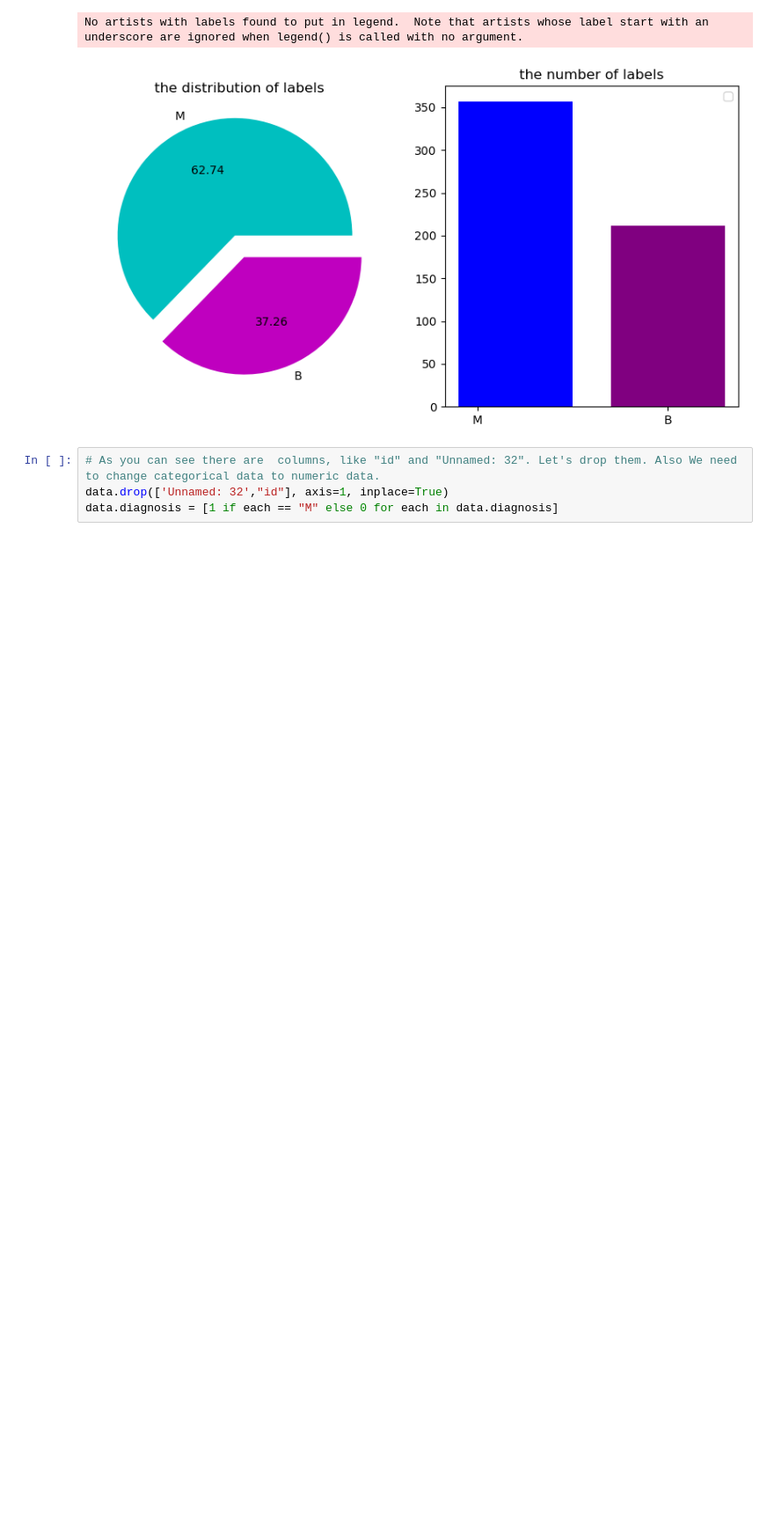
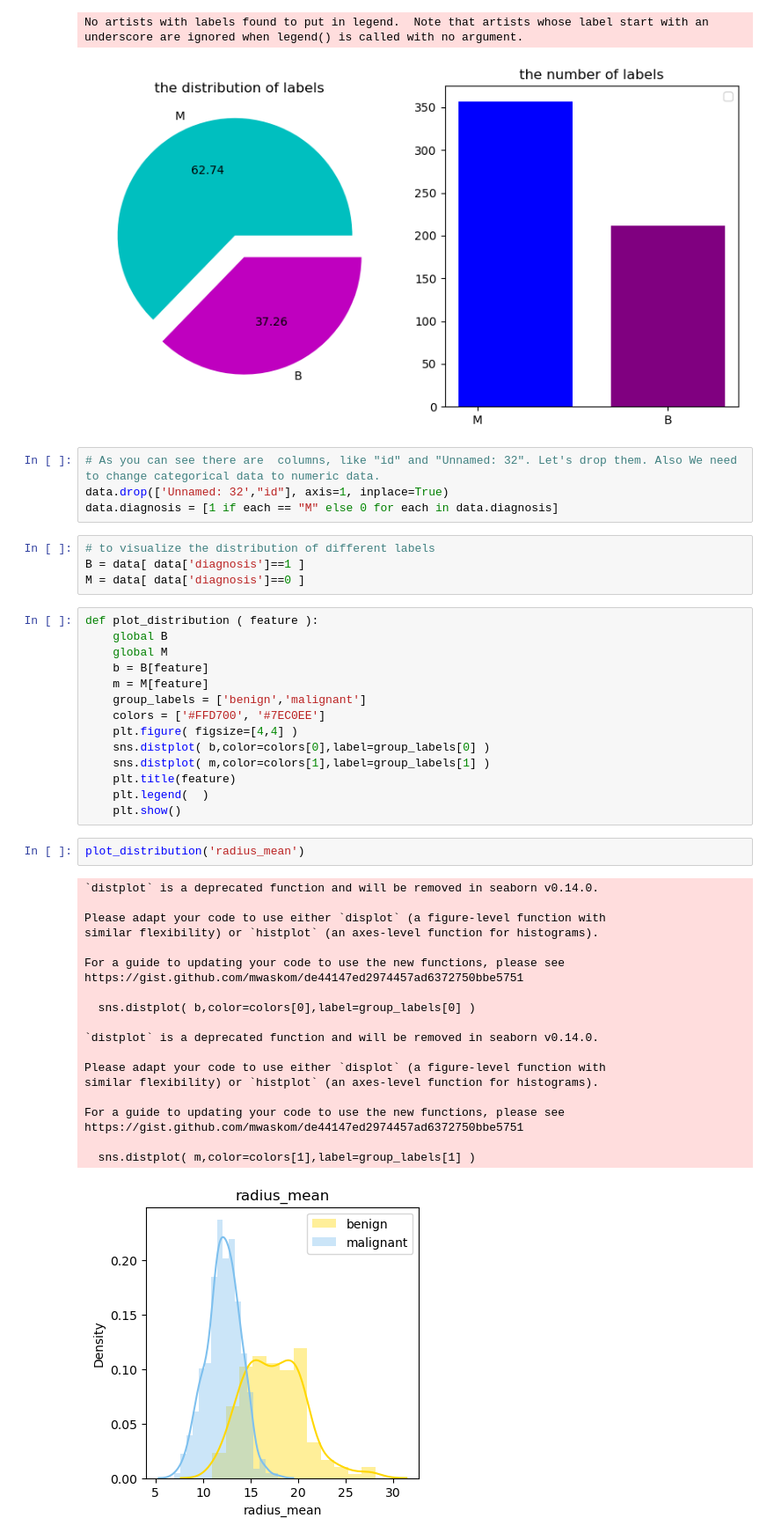
Before and after one commit to aastha2403/Breast-Cancer-Study-and-Evaluation, a Jupyter notebook: Prediction_LR.ipynb, the cells around one changed output. Shown at 88% size. Saved outputs shown, nothing was run; the diff lists cells and outputs as text; blank space fills up the shorter version.

```diff
--- a/Prediction_LR.ipynb
+++ b/Prediction_LR.ipynb
@@ -104,3 +104,44 @@ No artists with labels found to put in legend.  Note that artists whose label st
 # As you can see there are  columns, like "id" and "Unnamed: 32". Let's drop them. Also We need to change categorical data to numeric data.
 data.drop(['Unnamed: 32',"id"], axis=1, inplace=True)
 data.diagnosis = [1 if each == "M" else 0 for each in data.diagnosis]
+# %%
+# to visualize the distribution of different labels
+B = data[ data['diagnosis']==1 ]
+M = data[ data['diagnosis']==0 ]
+# %%
+def plot_distribution ( feature ):
+    global B
+    global M
+    b = B[feature]
+    m = M[feature]
+    group_labels = ['benign','malignant']
+    colors = ['#FFD700', '#7EC0EE']
+    plt.figure( figsize=[4,4] )
+    sns.distplot( b,color=colors[0],label=group_labels[0] )
+    sns.distplot( m,color=colors[1],label=group_labels[1] )
+    plt.title(feature)
+    plt.legend(  )
+    plt.show()
+# %%
+plot_distribution('radius_mean')
+# %% [output]
+`distplot` is a deprecated function and will be removed in seaborn v0.14.0.
+
+Please adapt your code to use either `displot` (a figure-level function with
+similar flexibility) or `histplot` (an axes-level function for histograms).
+
+For a guide to updating your code to use the new functions, please see
+https://gist.github.com/mwaskom/de44147ed2974457ad6372750bbe5751
+
+  sns.distplot( b,color=colors[0],label=group_labels[0] )
+
+`distplot` is a deprecated function and will be removed in seaborn v0.14.0.
+
+Please adapt your code to use either `displot` (a figure-level function with
+similar flexibility) or `histplot` (an axes-level function for histograms).
+
+For a guide to updating your code to use the new functions, please see
+https://gist.github.com/mwaskom/de44147ed2974457ad6372750bbe5751
+
+  sns.distplot( m,color=colors[1],label=group_labels[1] )
+[figure, added]
```
Also changed, not shown: parts of 17 cells of this notebook.
